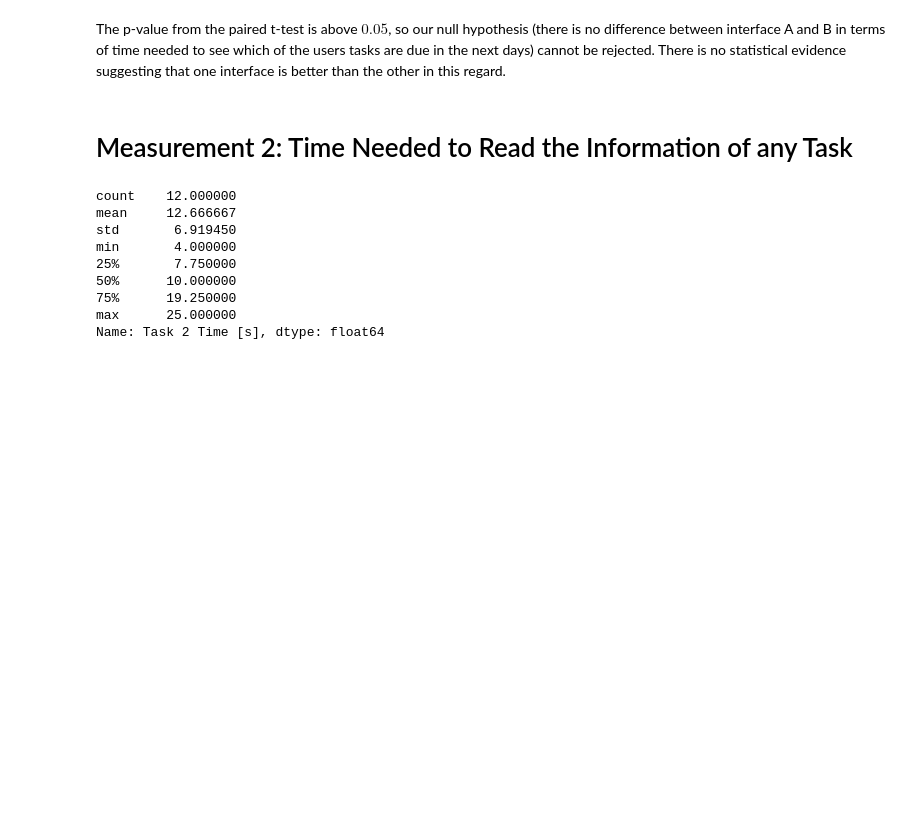
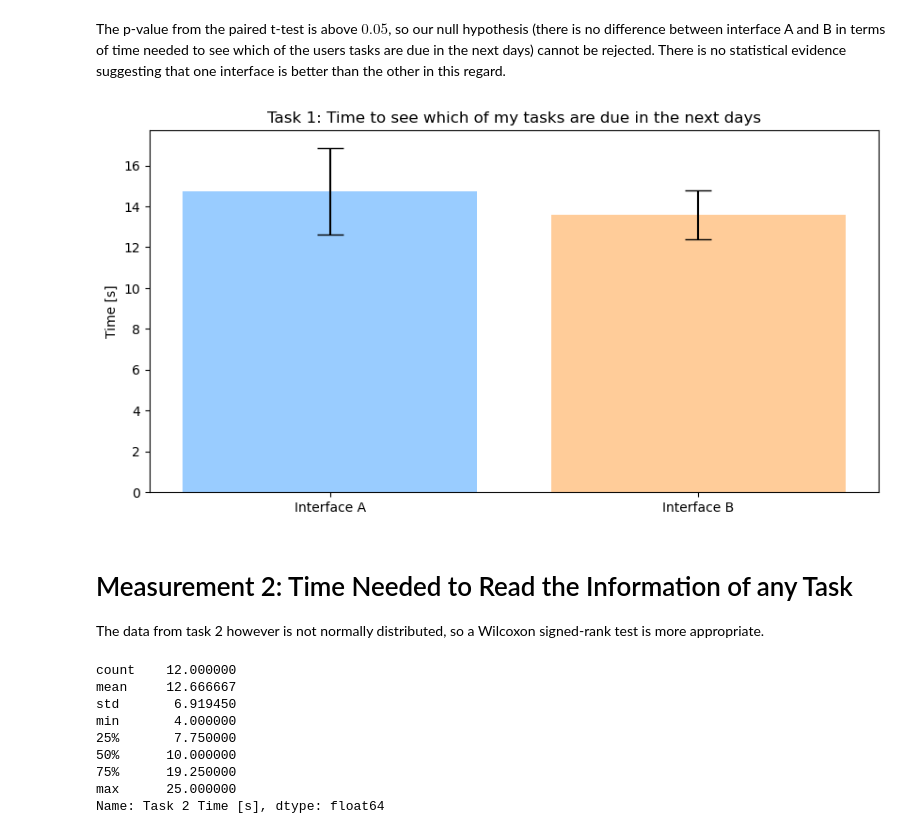
Before and after one commit to duxirosenberg/hci-project-hci2023-group-25, a Jupyter notebook: Deliverables/Study/Statistical Analysis.ipynb, the cells around one changed output. Drawn from its saved outputs; the diff is of its cells as text; code cells hidden in the pictures; blank space fills up the shorter version.

```diff
--- a/Deliverables/Study/Statistical Analysis.ipynb
+++ b/Deliverables/Study/Statistical Analysis.ipynb
@@ -99,8 +88,20 @@ stats.ttest_rel(task_1_time_A, task_1_time_B)
 TtestResult(statistic=0.8102570230252584, pvalue=0.4349715466165315, df=11)
 # %% [markdown]
 The p-value from the paired t-test is above $0.05$, so our null hypothesis (there is no difference between interface A and B in terms of time needed to see which of the users tasks are due in the next days) cannot be rejected. There is no statistical evidence suggesting that one interface is better than the other in this regard.
+# %%
+fig, ax = plt.subplots(figsize=(10, 5))
+ax.bar(['Interface A', 'Interface B'], [task_1_time_A.mean(), task_1_time_B.mean()], yerr=[task_1_time_A.sem(), task_1_time_B.sem()], capsize=10, color=['#99CCFF', '#FFCC99'])
+ax.set_ylabel('Time [s]')
+ax.set_title('Task 1: Time to see which of my tasks are due in the next days')
+# save fig
+fig.savefig('task_1_time_mean.png')
+plt.show()
+# %% [output]
+[figure, added]
 # %% [markdown]
 # Measurement 2: Time Needed to Read the Information of any Task
+
+The data from task 2 however is not normally distributed, so a Wilcoxon signed-rank test is more appropriate.
 # %%
 task_2_time_A = interface_A['Task 2 Time [s]']
 task_2_time_B = interface_B['Task 2 Time [s]']
```
Also changed, not shown: parts of 4 cells of this notebook, 4 other files.
